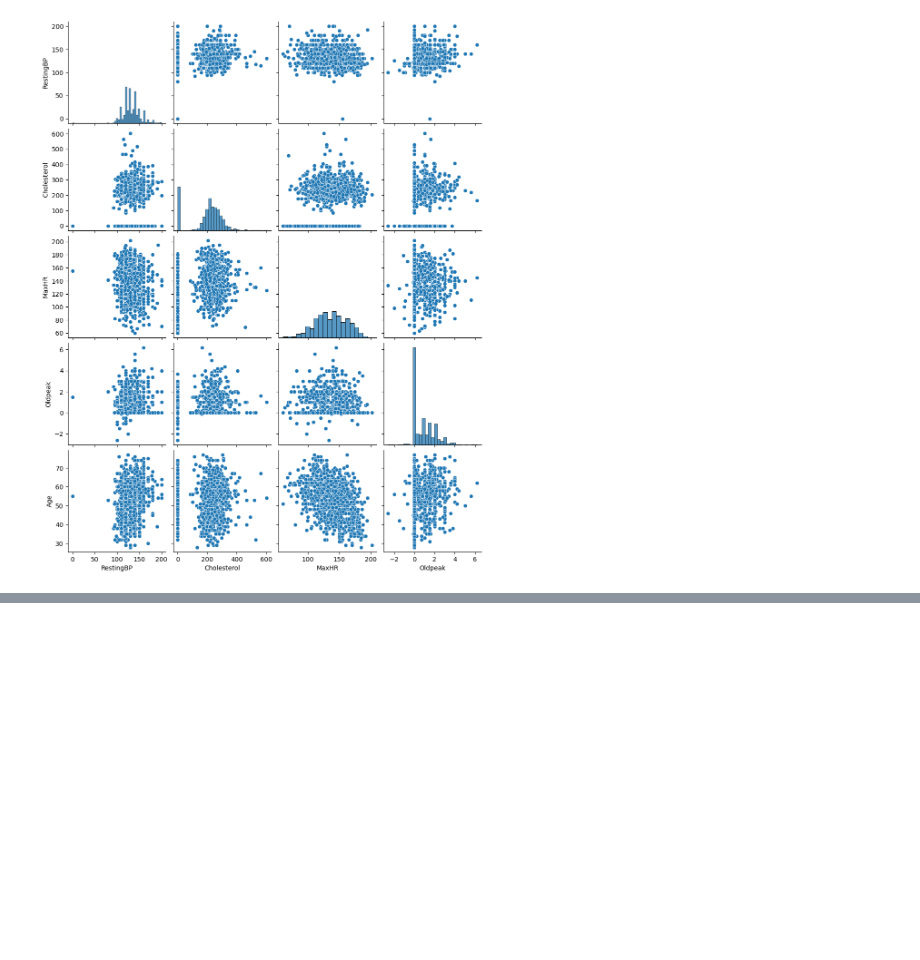
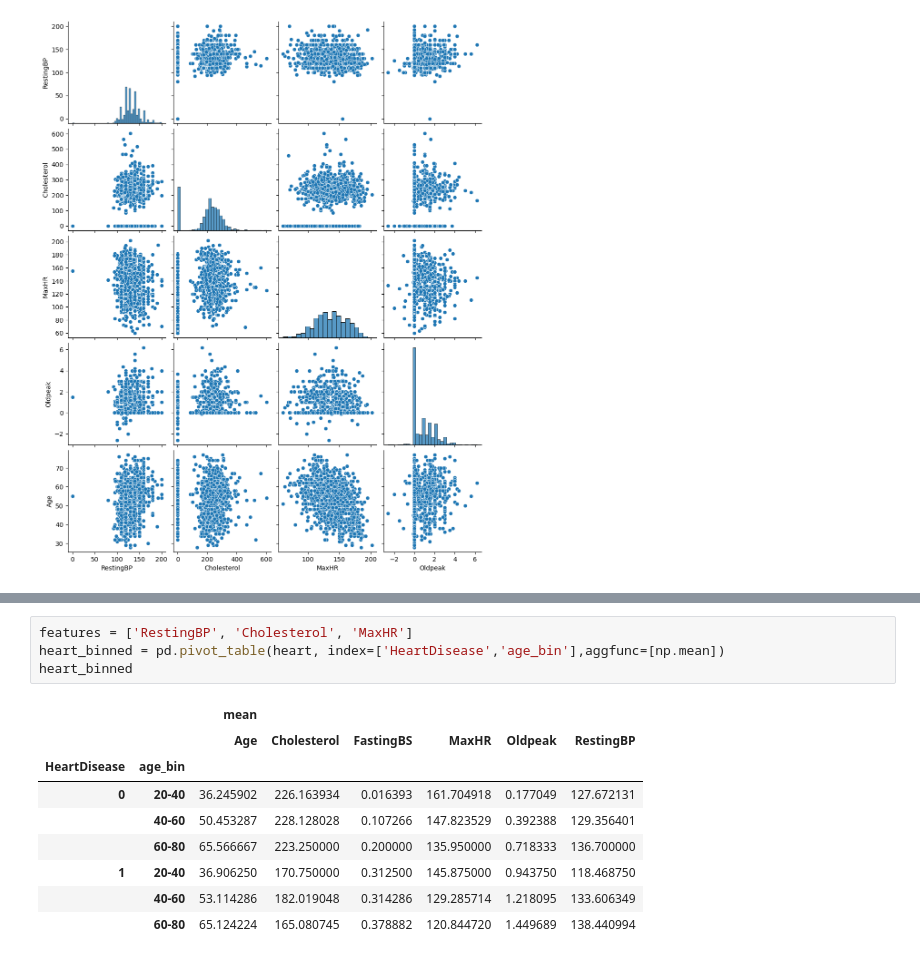
Before and after one commit to prem-0217/HeartDiseaseDetectionModel, a Jupyter notebook: Notebooks/Heart EDA.ipynb, the cells around one changed output, grey strips where cells are left out. Drawn from its saved outputs; the diff is of its cells as text; blank space fills up the shorter version.

```diff
--- a/Notebooks/Heart EDA.ipynb
+++ b/Notebooks/Heart EDA.ipynb
@@ -117,0 +171,14 @@ sns.pairplot(heart, x_vars = numeric, y_vars = y)
+# %%
+features = ['RestingBP', 'Cholesterol', 'MaxHR']
+heart_binned = pd.pivot_table(heart, index=['HeartDisease','age_bin'],aggfunc=[np.mean])
+heart_binned
+# %% [output]
+|  |  | mean |  |  |  |  |  |
+|  |  | Age | Cholesterol | FastingBS | MaxHR | Oldpeak | RestingBP |
+| HeartDisease | age_bin |  |  |  |  |  |  |
+| 0 | 20-40 | 36.245902 | 226.163934 | 0.016393 | 161.704918 | 0.177049 | 127.672131 |
+|  | 40-60 | 50.453287 | 228.128028 | 0.107266 | 147.823529 | 0.392388 | 129.356401 |
+|  | 60-80 | 65.566667 | 223.250000 | 0.200000 | 135.950000 | 0.718333 | 136.700000 |
+| 1 | 20-40 | 36.906250 | 170.750000 | 0.312500 | 145.875000 | 0.943750 | 118.468750 |
+|  | 40-60 | 53.114286 | 182.019048 | 0.314286 | 129.285714 | 1.218095 | 133.606349 |
+|  | 60-80 | 65.124224 | 165.080745 | 0.378882 | 120.844720 | 1.449689 | 138.440994 |
```
Also changed, not shown: parts of 6 cells of this notebook, 2 other files.
